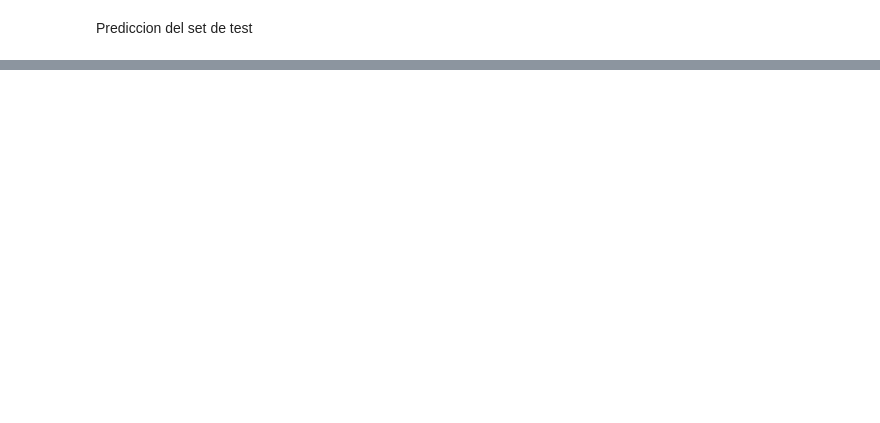
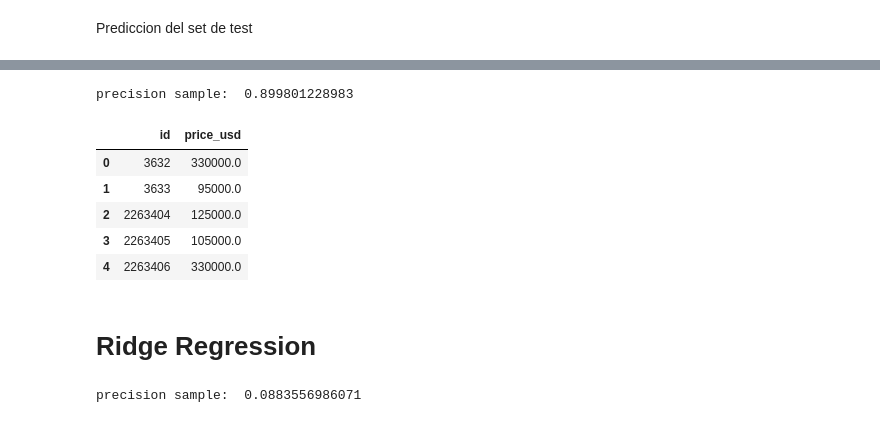
Before and after one commit to Monty1991/TPDATOS_7506_2017_2_ARGERICH_TP2, a Jupyter notebook: PlanB/PlanB.ipynb, the cells around one changed output, grey strips where cells are left out. Saved outputs shown, nothing was run; the diff lists cells and outputs as text; code cells hidden in the pictures; blank space fills up the shorter version.

```diff
--- a/PlanB/PlanB.ipynb
+++ b/PlanB/PlanB.ipynb
@@ -782,0 +877,8 @@ MemoryError:
+# %%
+maxDeepList = list(range(3, 23))
+regrList =  []
+for depth in maxDeepList:
+    regr = DecisionTreeRegressor(max_depth = depth)
+    regr.fit(dataTrain, targetTrain)
+    y_1 = regr.predict(data)
+    print("precisión entranamiento: {0: .2f}, depth: {1: }".format(regr.score(dataTrain, targetTrain), depth))
@@ -782,0 +906,24 @@ MemoryError:
+# %%
+# Fit regression model
+decicionTree = DecisionTreeRegressor(max_depth=100)
+decicionTree.fit(dataTrain, targetTrain)
+# Predict
+predictionDT = decicionTree.predict(data)
+# %%
+samplePredictionDT = decicionTree.predict(dataSample)
+print "precision sample: ", decicionTree.score(dataSample, targetSample)
+# %% [output]
+precision sample:  0.899801228983
+# %%
+final = saveFinalDF(predictionDT, ids)
+# %%
+final.head()
+# %% [output]
+|  | id | price_usd |
+| 0 | 3632 | 330000.0 |
+| 1 | 3633 | 95000.0 |
+| 2 | 2263404 | 125000.0 |
+| 3 | 2263405 | 105000.0 |
+| 4 | 2263406 | 330000.0 |
+# %% [markdown]
+#  Ridge Regression
@@ -782,0 +936,5 @@ MemoryError:
+# %%
+samplePredictionRR = ridgeRegression.predict(dataSample)
+print "precision sample: ", ridgeRegression.score(dataSample, targetSample)
+# %% [output]
+precision sample:  0.0883556986071
```
Also changed, not shown: parts of 85 cells of this notebook.
